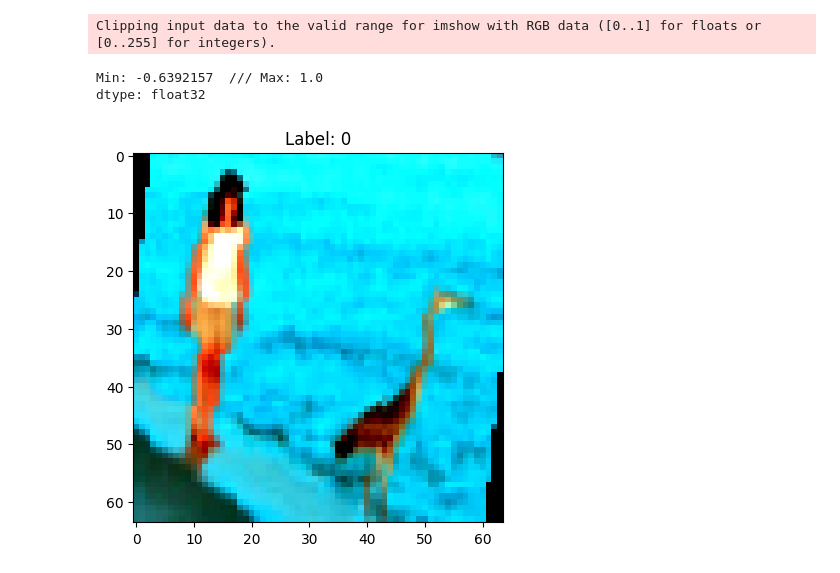
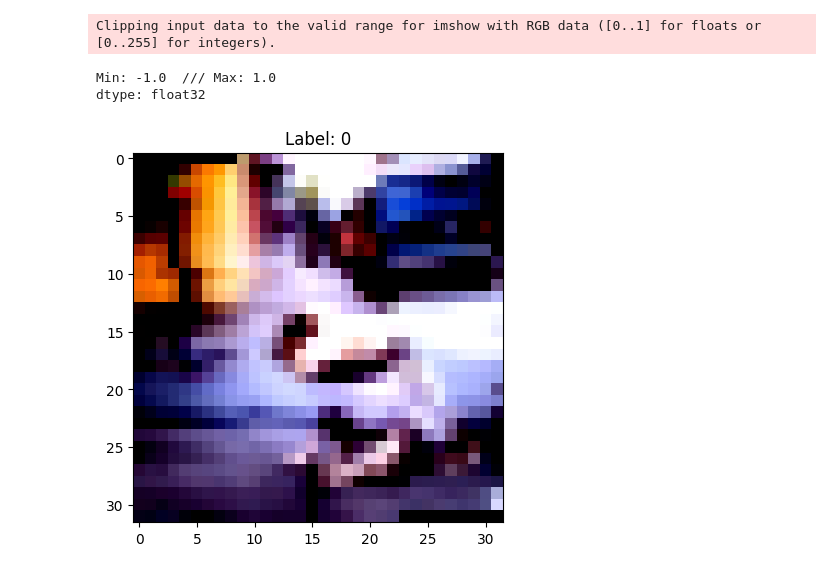
Before and after one commit to ParasyteGS/FINN_Tesis, a Jupyter notebook: Brevitas_final.ipynb, the cells around one changed output. Cells and saved outputs as stored; diff of their text form; code cells hidden in the pictures.

```diff
--- a/Brevitas_final.ipynb
+++ b/Brevitas_final.ipynb
@@ -117,11 +120,11 @@ from torchvision import transforms
 
 transform_quantized = transforms.Compose(
     [
-        transforms.Resize((64, 64)),
+        transforms.Resize((W_H_pixels, W_H_pixels)),
         transforms.RandomHorizontalFlip(),
         transforms.RandomRotation(10),
         transforms.ColorJitter(brightness=0.2, contrast=0.3, saturation=0.3),
-        transforms.RandomResizedCrop(64, scale=(0.8, 1.0)),
+        transforms.RandomResizedCrop(W_H_pixels, scale=(0.8, 1.0)),
         transforms.ToTensor(),
         transforms.Lambda(lambda x: quantize_tensor(x, num_bits=8)),
         transforms.Normalize([0.5, 0.5, 0.5], [0.5, 0.5, 0.5]),
@@ -130,7 +133,7 @@ transform_quantized = transforms.Compose(
 
 val_transform_quantized = transforms.Compose(
     [
-        transforms.Resize((64, 64)),
+        transforms.Resize((W_H_pixels, W_H_pixels)),
         transforms.Lambda(lambda x: quantize_tensor(x, num_bits=8)),
         transforms.Normalize([0.5, 0.5, 0.5], [0.5, 0.5, 0.5]),
     ]
@@ -143,26 +146,46 @@ val_dataset = CustomQuantDataset("dataset_split/val", transform=val_transform_qu
 train_loader = DataLoader(train_dataset, batch_size=32, shuffle=True)
 val_loader = DataLoader(val_dataset, batch_size=32, shuffle=False)
 # %%
+##Color
 import matplotlib.pyplot as plt
 import numpy as np
-
-image, label = train_dataset[10]  # tu dataset cuantizado
+image, label = train_dataset[12] # tu dataset cuantizado
 image = np.array(image)
 image = np.transpose(image, (1, 2, 0))
-
 print("Min:", np.min(image), " /// Max:", np.max(image))
-print("dtype:", image.dtype)
-
-# Plot
+print("dtype:", image.dtype) # Plot
 plt.figure()
 plt.imshow(image)
 plt.title(f"Label: {label}")
 plt.show()
+
+## Blanco y negro
+
+# import matplotlib.pyplot as plt
+# import numpy as np
+
+# image, label = train_dataset[10]
+# image = np.array(image)
+
+# # Si es 1 canal (blanco y negro), matplotlib espera shape (H, W)
+# if image.shape[0] == 1:
+#     image_to_plot = image[0]  # extraer el canal único
+# else:
+#     image_to_plot = np.transpose(image, (1, 2, 0))  # RGB
+
+# print("Min:", np.min(image_to_plot), " /// Max:", np.max(image_to_plot))
+# print("dtype:", image_to_plot.dtype)
+
+# # Plot
+# plt.figure()
+# plt.imshow(image_to_plot, cmap='gray')  # cmap='gray' para blanco y negro
+# plt.title(f"Label: {label}")
+# plt.show()
 # %% [output]
 Clipping input data to the valid range for imshow with RGB data ([0..1] for floats or [0..255] for integers).
-Min: -0.6392157  /// Max: 1.0
+Min: -1.0  /// Max: 1.0
 dtype: float32
-[figure, old version]
+[figure, new version]
 # %%
 device = "cpu"
 net = QuantTinyCNN_FINN().to(device)
```
Also changed, not shown: parts of 5 cells of this notebook, 31 other files.
